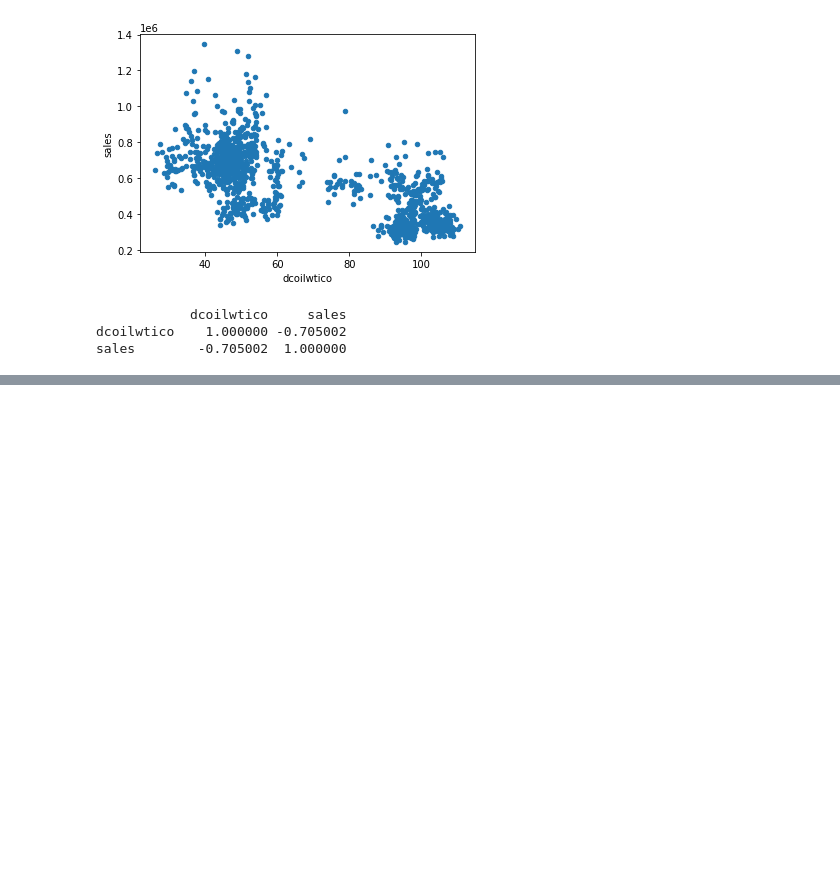
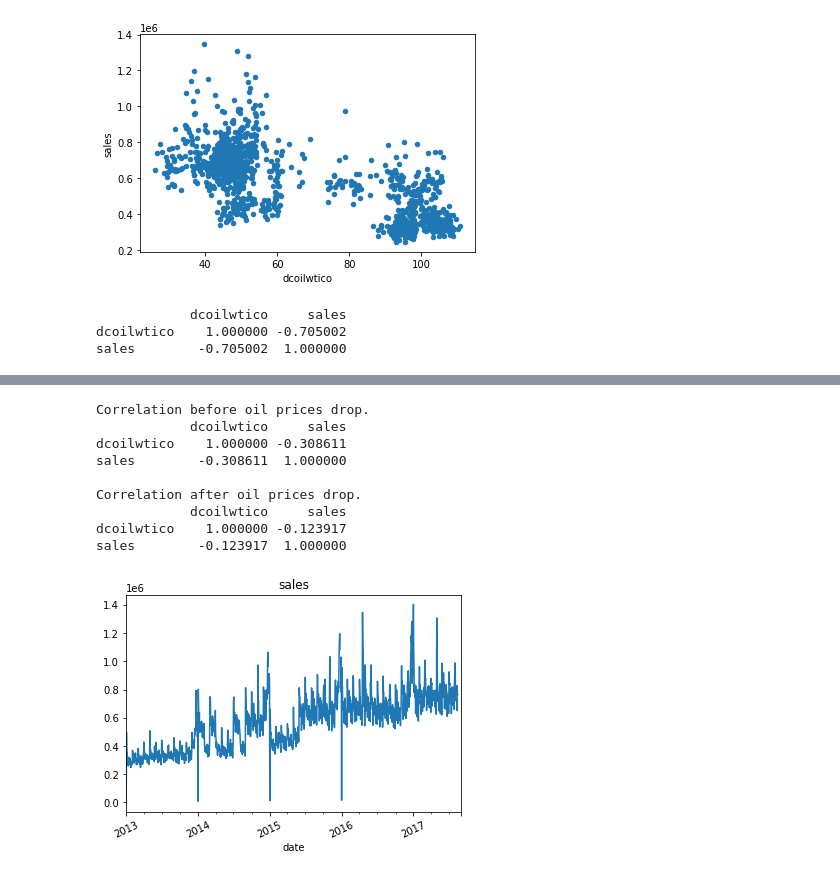
Before and after one commit to Jos1988/favorita_store_sales, a Jupyter notebook: analysis/EDA/oil_dataset.ipynb, the cells around one changed output, grey strips where cells are left out. Drawn from its saved outputs; the diff is of its cells as text; code cells hidden in the pictures; blank space fills up the shorter version.

```diff
--- a/analysis/EDA/oil_dataset.ipynb
+++ b/analysis/EDA/oil_dataset.ipynb
@@ -125,0 +132,24 @@ Note that there are some clear clusters in this scatter plot.
+# %%
+print('Correlation before oil prices drop.')
+pre_oil_price_drop = oil_and_sales_df[oil_and_sales_df['date'] < '2014-11-28']
+print(pre_oil_price_drop.corr())
+print()
+print('Correlation after oil prices drop.')
+post_oil_price_drop = oil_and_sales_df[oil_and_sales_df['date'] > '2014-11-28']
+print(post_oil_price_drop.corr())
+print()
+oil_and_sales_df = oil_and_sales_df.set_index('date')
+oil_and_sales_df['sales'].plot(rot=25, title='sales')
+plt.show()
+plt.close()
+# %% [output]
+Correlation before oil prices drop.
+            dcoilwtico     sales
+dcoilwtico    1.000000 -0.308611
+sales        -0.308611  1.000000
+
+Correlation after oil prices drop.
+            dcoilwtico     sales
+dcoilwtico    1.000000 -0.123917
+sales        -0.123917  1.000000
+[figure, added]
```
Also changed, not shown: parts of 8 cells of this notebook, 5 other files.
